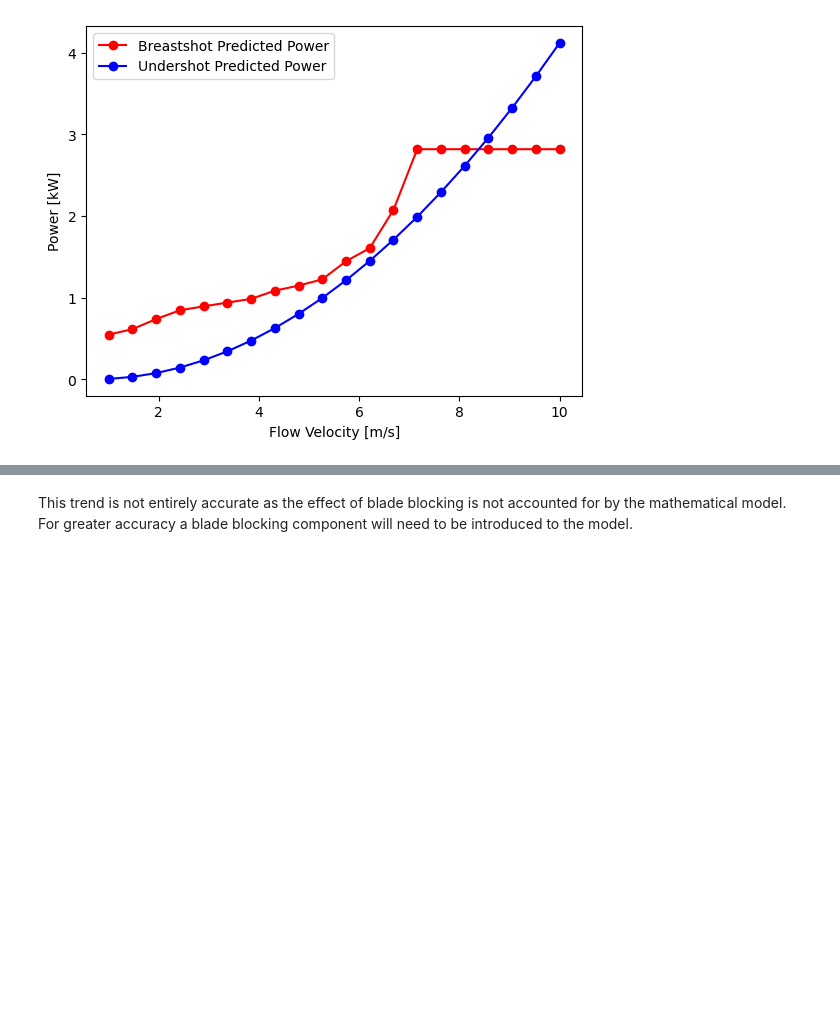
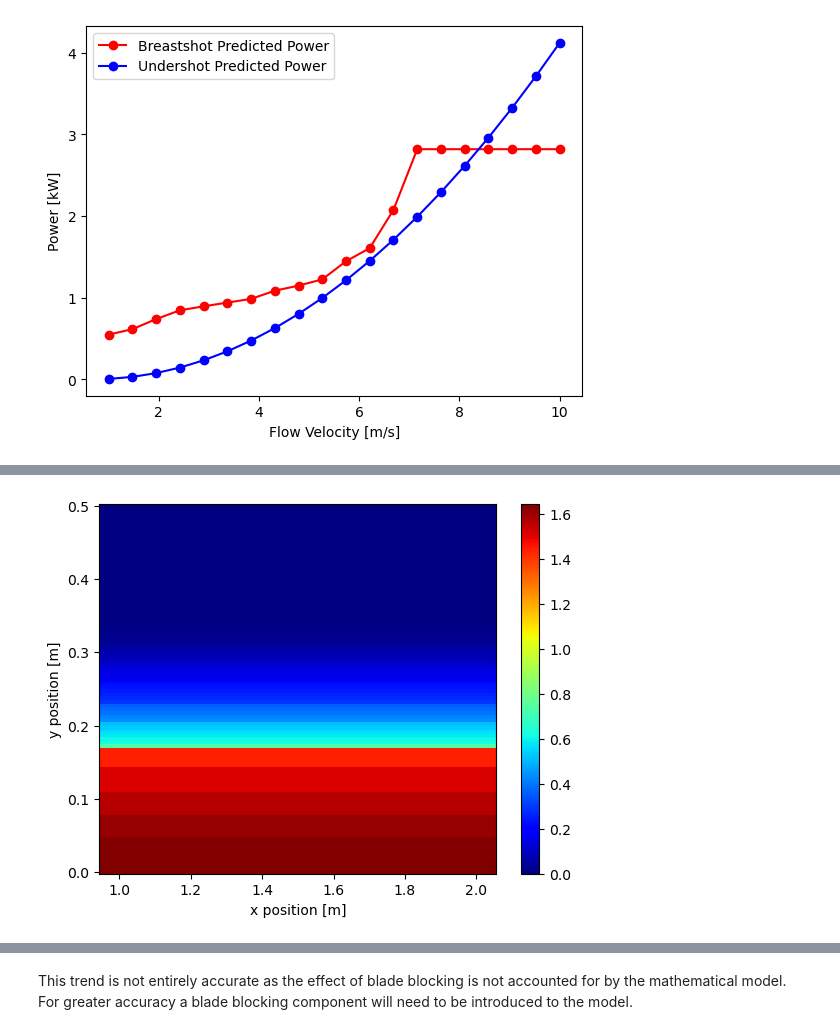
Before and after one commit to pilipb/DP4-code, a Jupyter notebook: graphing.ipynb, the cells around one changed output, grey strips where cells are left out. Saved outputs shown, nothing was run; the diff lists cells and outputs as text; code cells hidden in the pictures; blank space fills up the shorter version.

```diff
--- a/graphing.ipynb
+++ b/graphing.ipynb
@@ -262,0 +240,39 @@ plt.show()
+# %%
+# under shot position sensitivity analysis
+# iterate through the data and calculate the power output
+
+river.__init__(10, 3, 4, head=0)
+# create a list of power outputs
+upower_list = []
+
+# create a list of positions
+x_pos = np.linspace(1, 2, 10)
+y_pos = np.linspace(0, 0.5, 100)
+
+# the power will be constant for any x position, so only iterate through the y positions
+for y in y_pos:
+
+    # re initialise the undershot turbine object
+    undershot_turbine.__init__(river, RPM=20, y_centre=y)
+
+    # optimise the turbine position
+    upower = undershot_turbine.analysis()/1000
+
+    # add the power and error to the lists
+    upower_list.append(upower)
+
+# create the meshgrid
+X, Y = np.meshgrid(x_pos, y_pos)
+
+# make the upower list a 2d array with constant power for each x position
+upower_list = np.reshape(upower_list, (len(y_pos), 1))
+upower_list = np.repeat(upower_list, len(x_pos), axis=1)
+
+# plot the power vs velocity for breastshot and undershot turbines
+plt.pcolormesh(X, Y, upower_list, cmap='jet')
+plt.colorbar()
+plt.xlabel('x position [m]')
+plt.ylabel('y position [m]')
+plt.show()
+# %% [output]
+[figure, added]
```
Also changed, not shown: parts of 20 cells of this notebook, 2 other files.
